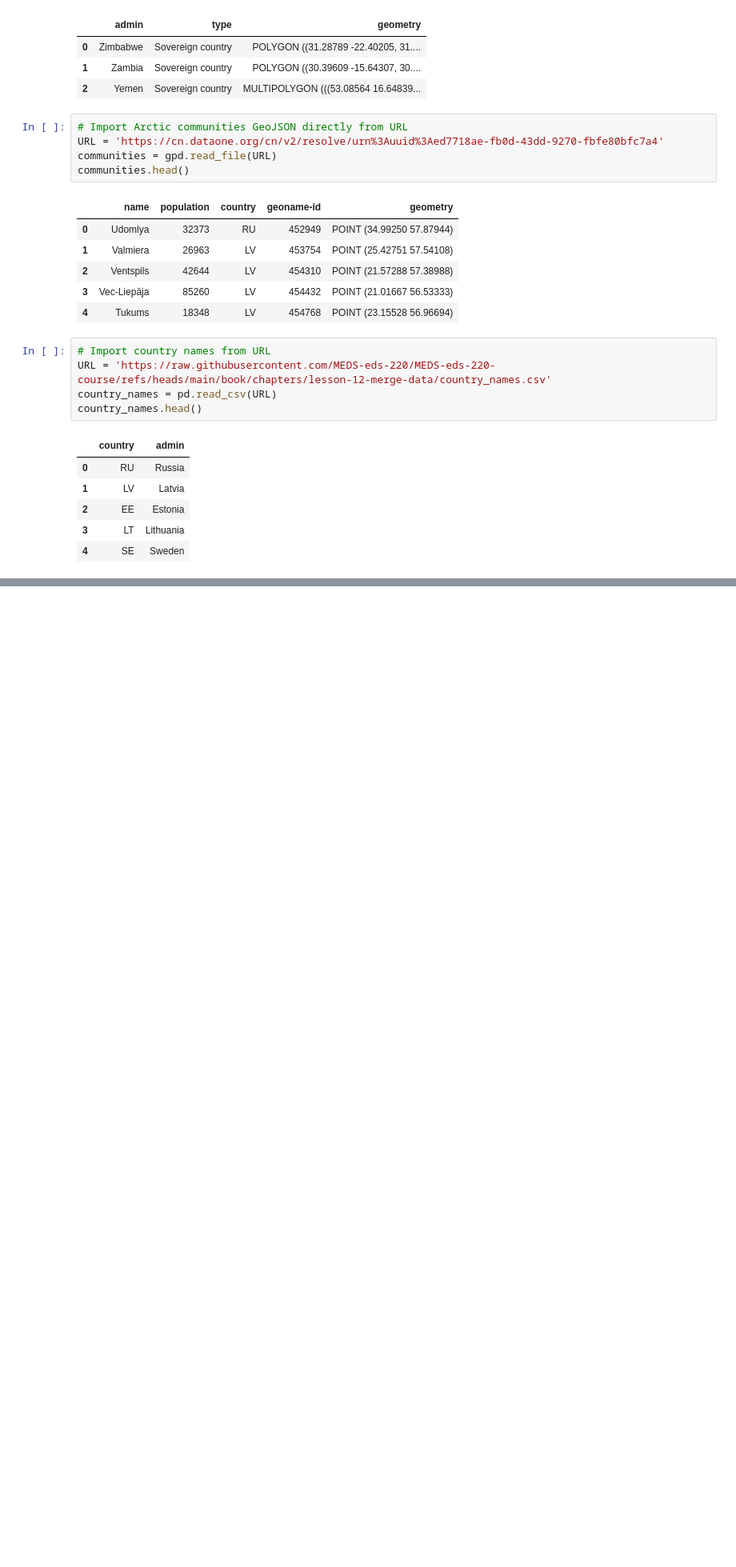
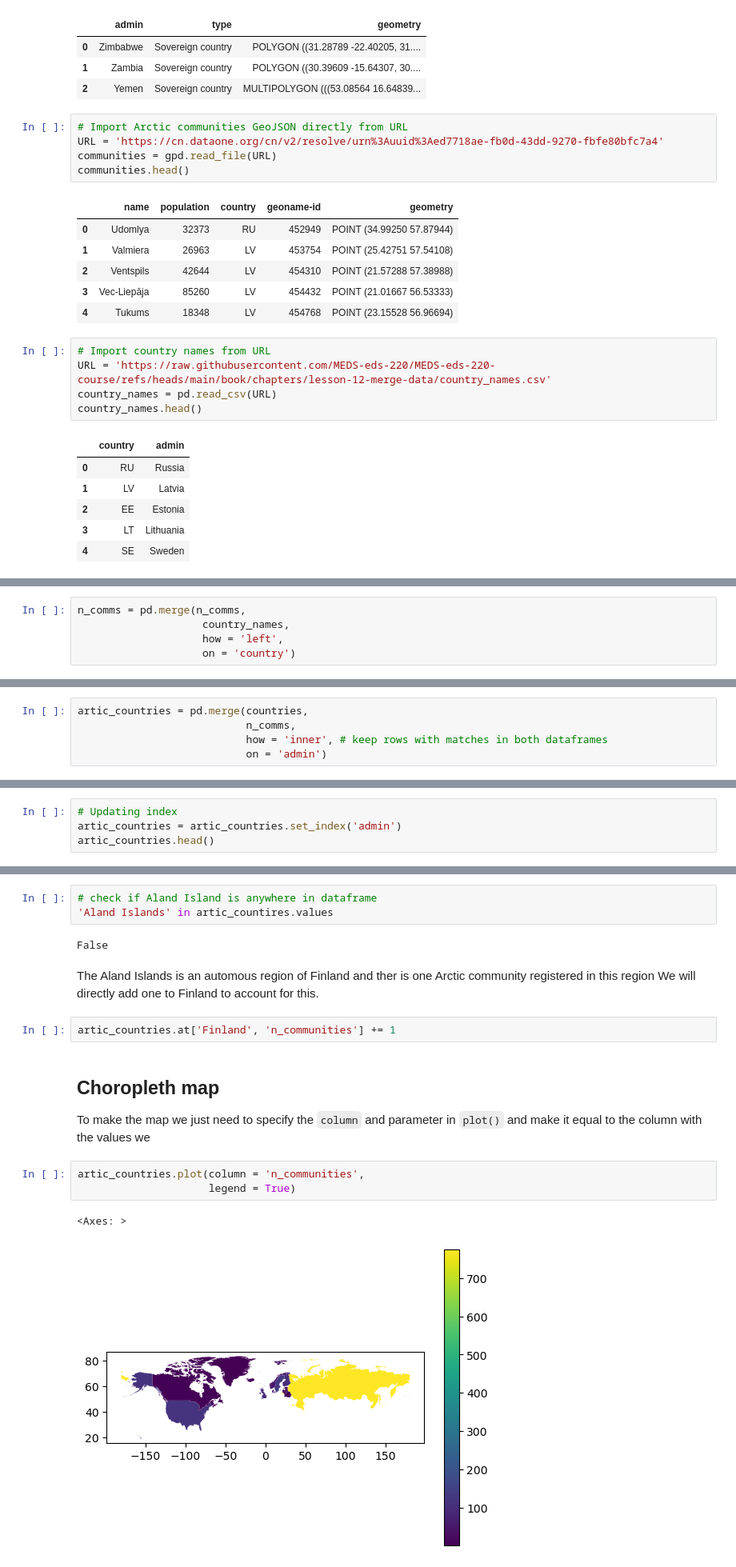
Before and after one commit to jaslynmiura/eds220-2025-in-class, a Jupyter notebook: week6-reprojecting.ipynb, the cells around one changed output, grey strips where cells are left out. Shown: that part at 80% size. Cells and saved outputs as stored; diff of their text form; blank space fills up the shorter version.

```diff
--- a/week6-reprojecting.ipynb
+++ b/week6-reprojecting.ipynb
@@ -41,0 +156,5 @@ country_names.head()
+# %%
+n_comms = pd.merge(n_comms,
+                    country_names,
+                    how = 'left',
+                    on = 'country')
@@ -41,0 +189,5 @@ country_names.head()
+# %%
+artic_countries = pd.merge(countries,
+                           n_comms,
+                           how = 'inner', # keep rows with matches in both dataframes
+                           on = 'admin')
@@ -41,0 +215,4 @@ country_names.head()
+# %%
+# Updating index
+artic_countries = artic_countries.set_index('admin')
+artic_countries.head()
@@ -41,0 +227,20 @@ country_names.head()
+# %%
+# check if Aland Island is anywhere in dataframe
+'Aland Islands' in artic_countires.values
+# %% [output]
+False
+# %% [markdown]
+The Aland Islands is an automous region of Finland and ther is one Arctic community registered in this region
+We will directly add one to Finland to account for this.
+# %%
+artic_countries.at['Finland', 'n_communities'] += 1
+# %% [markdown]
+## Choropleth map
+
+To make the map we just need to specify the `column` and parameter in `plot()` and make it equal to the column with the values we
+# %%
+artic_countries.plot(column = 'n_communities',
+                     legend = True)
+# %% [output]
+<Axes: >
+[figure, added]
```
Also changed, not shown: parts of 22 cells of this notebook.
